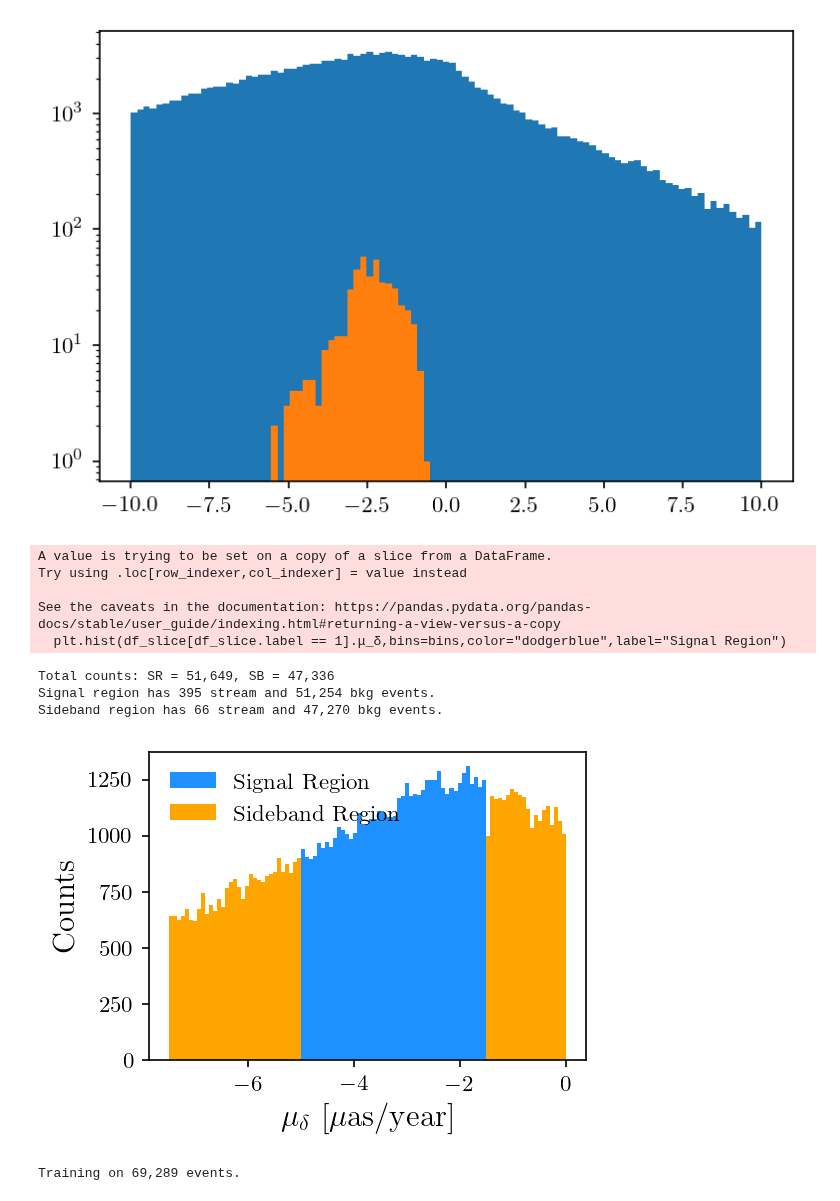
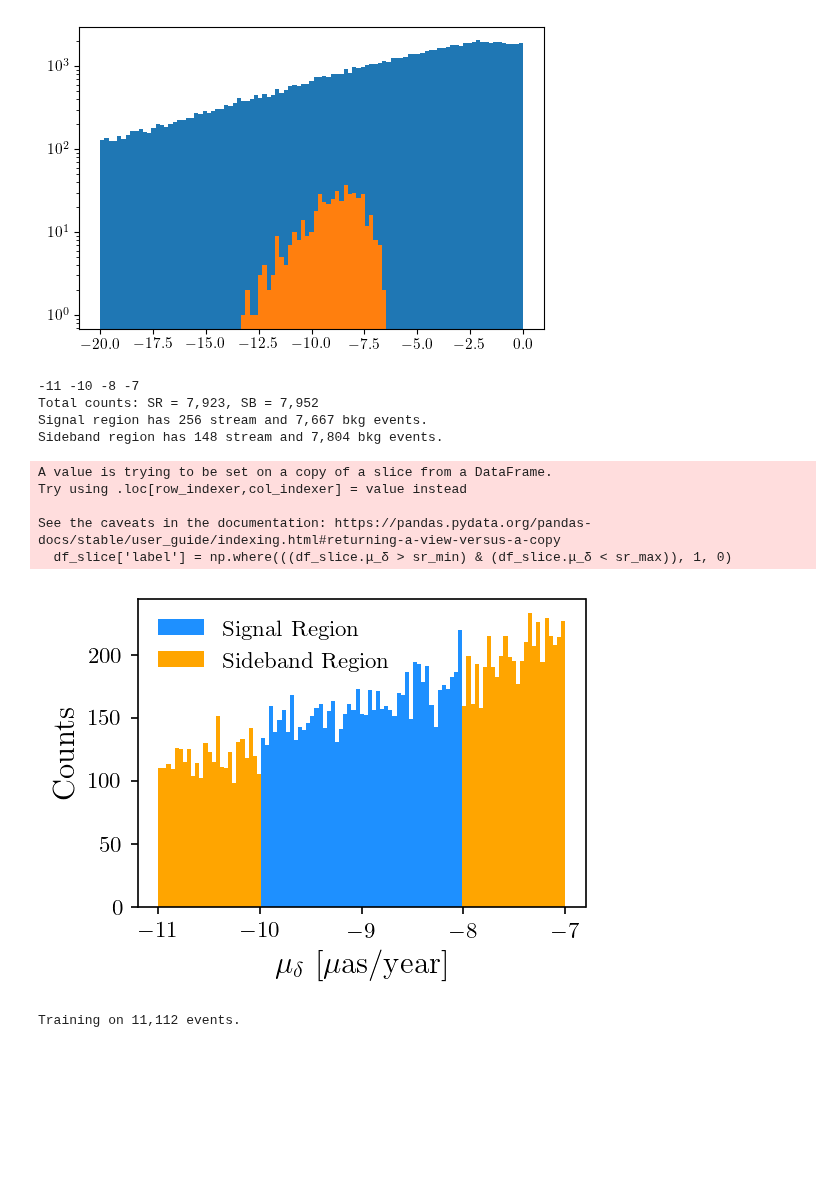
Before and after one commit to hep-lbdl/GaiaCWoLa, a Jupyter notebook: train.ipynb, the cells around one changed output. Cells and saved outputs as stored; diff of their text form; code cells hidden in the pictures; blank space fills up the shorter version.

```diff
--- a/train.ipynb
+++ b/train.ipynb
@@ -11,6 +18,6 @@ tf.config.experimental.set_memory_growth(physical_devices[0], True)
 # %%
 stream = "gd1_tail"
 # %%
-df = load_file(stream = stream, percent_bkg = 15)
+df = load_file(stream = stream, percent_bkg = 10)
 # %% [output]
 Before reduction, stream stars make up 0.039% of the dataset.
@@ -17,0 +27,2 @@ After reduction, stream stars make up 0.256% of the dataset.
+# %%
+hist = plt.hist2d(df.α, df.δ, bins=20)
@@ -17,0 +47,3 @@ After reduction, stream stars make up 0.256% of the dataset.
+# %%
+df2 = df[(df.α < hist[1][13]) | (df.α > hist[1][14]) |
+         (df.δ < hist[1][18]) | (df.δ > hist[1][19])]
@@ -23,22 +59,26 @@ visualize_stream(df)
+# %%
+df = df2
 # %%
-bins=np.linspace(-10,10,100)
+bins=np.linspace(-20,0,100)
+plt.figure(dpi=100)
 plt.hist(df.μ_δ, bins=bins);
 plt.hist(df[df.stream == True].μ_δ, bins=bins);
 plt.yscale('log')
 # %% [output]
-[figure, old version]
+[figure, new version]
 # %%
 df_slice = signal_sideband(df, stream = stream)
 # %% [output]
-A value is trying to be set on a copy of a slice from a DataFrame.
-Try using .loc[row_indexer,col_indexer] = value instead
-
-See the caveats in the documentation: https://pandas.pydata.org/pandas-docs/stable/user_guide/indexing.html#returning-a-view-versus-a-copy
-  plt.hist(df_slice[df_slice.label == 1].μ_δ,bins=bins,color="dodgerblue",label="Signal Region")
+-11 -10 -8 -7
+Total counts: SR = 7,923, SB = 7,952
+Signal region has 256 stream and 7,667 bkg events.
+Sideband region has 148 stream and 7,804 bkg events.
-Total counts: SR = 51,649, SB = 47,336
-Signal region has 395 stream and 51,254 bkg events.
-Sideband region has 66 stream and 47,270 bkg events.
+A value is trying to be set on a copy of a slice from a DataFrame.
+Try using .loc[row_indexer,col_indexer] = value instead
+
+See the caveats in the documentation: https://pandas.pydata.org/pandas-docs/stable/user_guide/indexing.html#returning-a-view-versus-a-copy
+  df_slice['label'] = np.where(((df_slice.μ_δ > sr_min) & (df_slice.μ_δ < sr_max)), 1, 0)
-[figure, old version]
+[figure, new version]
 # %%
 ### Prepare datasets for training
 if 'color' in df.keys():
@@ -58,4 +98,4 @@ x_val = sc.transform(x_val)
 
 print("Training on {:,} events.".format(len(train)))
 # %% [output]
-Training on 69,289 events.
+Training on 11,112 events.
```
Also changed, not shown: parts of 15 cells of this notebook, 1 other file.
